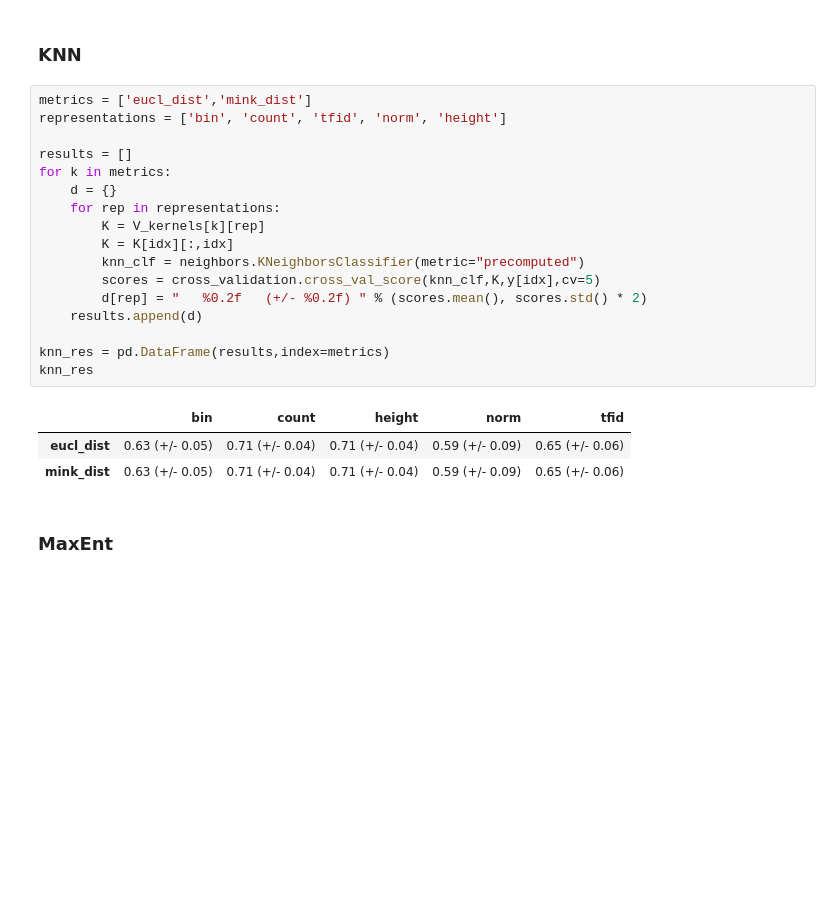
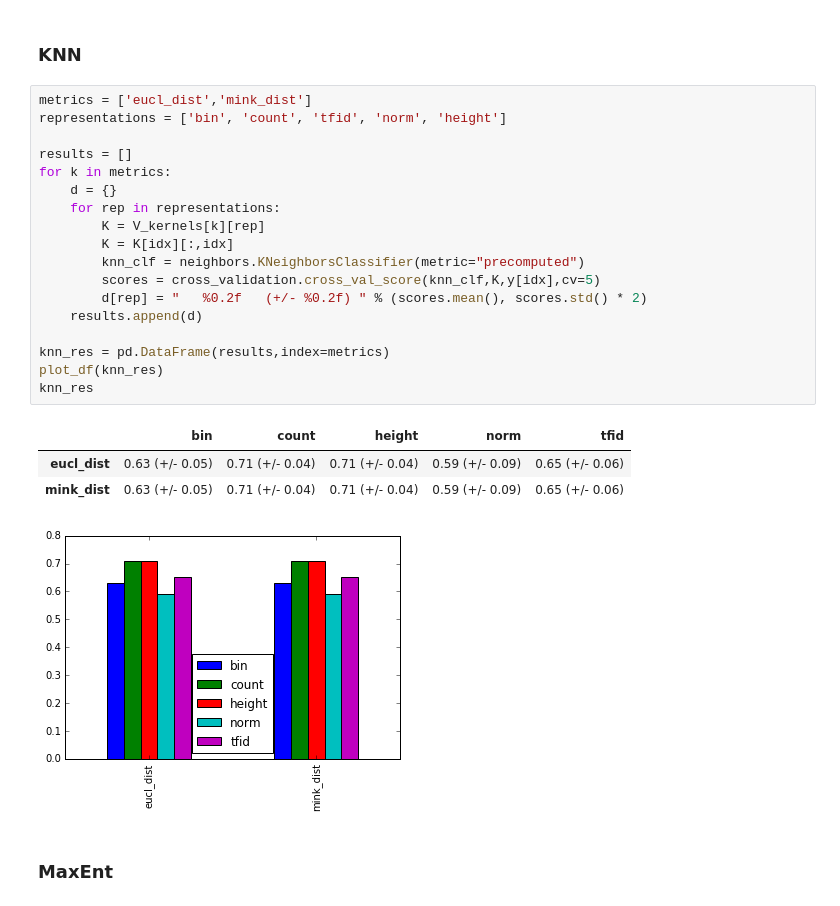
Before and after one commit to emited/discourseAnalysis, a Jupyter notebook: code/experiments.ipynb, the cells around one changed output. Drawn from its saved outputs; the diff is of its cells as text; blank space fills up the shorter version.

```diff
--- a/code/experiments.ipynb
+++ b/code/experiments.ipynb
@@ -70,24 +80,26 @@ rand_forest_res
 # %%
 metrics = ['eucl_dist','mink_dist']
 representations = ['bin', 'count', 'tfid', 'norm', 'height']
 
 results = []
 for k in metrics:
     d = {}
     for rep in representations:
         K = V_kernels[k][rep]
         K = K[idx][:,idx]
         knn_clf = neighbors.KNeighborsClassifier(metric="precomputed")
         scores = cross_validation.cross_val_score(knn_clf,K,y[idx],cv=5)
         d[rep] = "   %0.2f   (+/- %0.2f) " % (scores.mean(), scores.std() * 2)
     results.append(d)
 
 knn_res = pd.DataFrame(results,index=metrics)
+plot_df(knn_res)
 knn_res
 # %% [output]
 |  | bin | count | height | norm | tfid |
 | eucl_dist | 0.63 (+/- 0.05) | 0.71 (+/- 0.04) | 0.71 (+/- 0.04) | 0.59 (+/- 0.09) | 0.65 (+/- 0.06) |
 | mink_dist | 0.63 (+/- 0.05) | 0.71 (+/- 0.04) | 0.71 (+/- 0.04) | 0.59 (+/- 0.09) | 0.65 (+/- 0.06) |
+[figure, added]
 # %% [markdown]
 ### MaxEnt
 # %%
```
Also changed, not shown: parts of 7 cells of this notebook.
